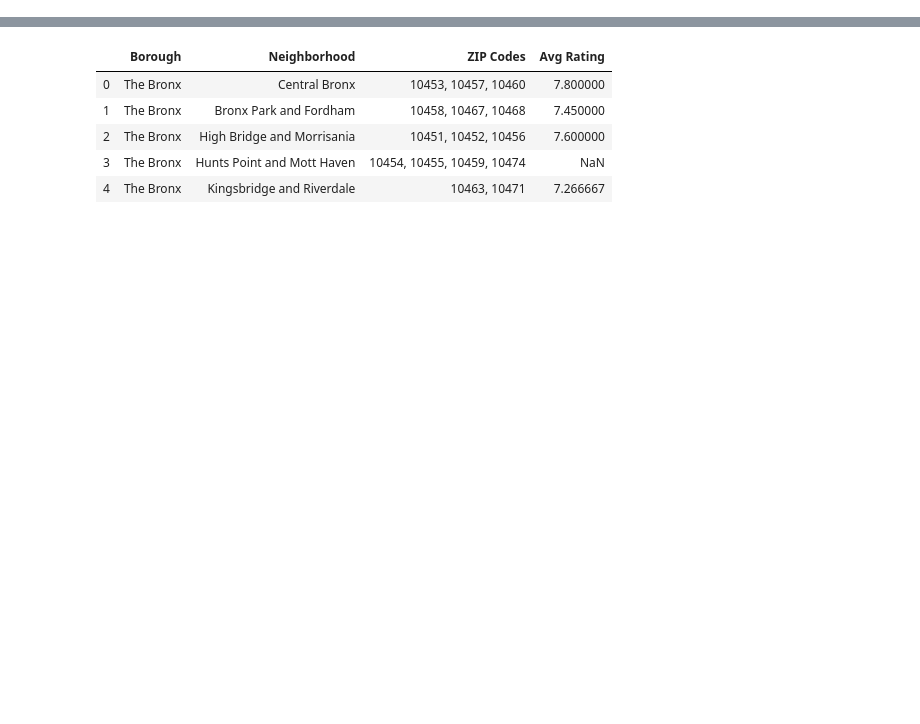
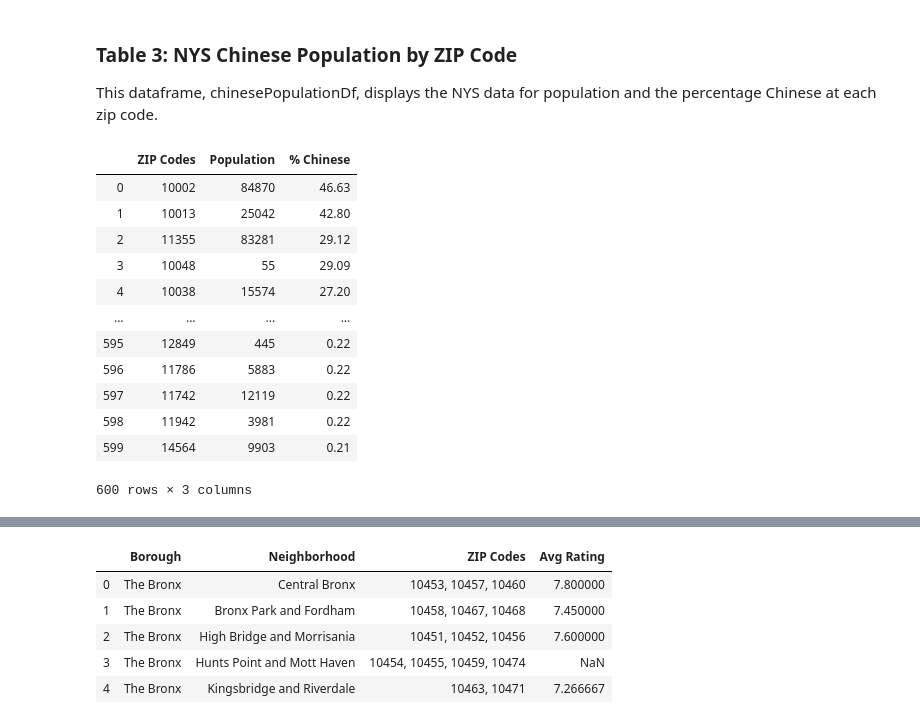
Before and after one commit to tlwang179/battle-of-the-neighbors, a Jupyter notebook: NYC_demographic_venue_ratings.ipynb, the cells around one changed output, grey strips where cells are left out. Drawn from its saved outputs; the diff is of its cells as text; code cells hidden in the pictures; blank space fills up the shorter version.

```diff
--- a/NYC_demographic_venue_ratings.ipynb
+++ b/NYC_demographic_venue_ratings.ipynb
@@ -146,0 +152,57 @@ neighborhood.head()
+# %% [markdown]
+### Table 3: NYS Chinese Population by ZIP Code
+This dataframe, chinesePopulationDf, displays the NYS data for population and the percentage Chinese at each zip code.
+# %%
+chinesePopulationDict={}
+chinesePopulationDict['ZIP Codes']=[]
+chinesePopulationDict['Population']=[]
+chinesePopulationDict['% Chinese']=[]
+
+
+pages=["",".2",".3",".4",".5",".6"]
+for page in pages:
+
+    website='http://zipatlas.com/us/ny/zip-code-comparison/percentage-chinese-population{}.htm'.format(page)
+    file=urllib.request.urlopen(website);
+    htmlContent=file.read().decode('utf8')
+    file.close()
+
+    # find the table
+    soup=BeautifulSoup(htmlContent,'html.parser')
+    tables=soup.find_all('table')
+    innerTables=tables[4].find_all('table')
+    tables=innerTables[5]
+    innerTables=tables.find_all('table')
+    table=innerTables[1]
+
+    # store values
+    values=table.findAll('td');
+    for i in range(8,len(values)): # row pattern    8,11,12,15,18,19,...
+        if(i%7==1):
+            chinesePopulationDict['ZIP Codes'].append(values[i].text)
+            chinesePopulationDict['Population'].append(values[i+3].text)
+            chinesePopulationDict['% Chinese'].append(values[i+4].text)
+
+# transform into df
+chinesePopulationDf=pd.DataFrame(chinesePopulationDict,columns=list(chinesePopulationDict))
+
+# modify data types
+chinesePopulationDf['ZIP Codes']=chinesePopulationDf['ZIP Codes'].astype(int)
+chinesePopulationDf['Population']=chinesePopulationDf['Population'].replace('[\$,]', '', regex=True).astype(int)
+chinesePopulationDf['% Chinese']=chinesePopulationDf['% Chinese'].replace('[,%]', '', regex=True).astype(float)
+
+chinesePopulationDf
+# %% [output]
+|  | ZIP Codes | Population | % Chinese |
+| 0 | 10002 | 84870 | 46.63 |
+| 1 | 10013 | 25042 | 42.80 |
+| 2 | 11355 | 83281 | 29.12 |
+| 3 | 10048 | 55 | 29.09 |
+| 4 | 10038 | 15574 | 27.20 |
+| ... | ... | ... | ... |
+| 595 | 12849 | 445 | 0.22 |
+| 596 | 11786 | 5883 | 0.22 |
+| 597 | 11742 | 12119 | 0.22 |
+| 598 | 11942 | 3981 | 0.22 |
+| 599 | 14564 | 9903 | 0.21 |
+600 rows × 3 columns
```
Also changed, not shown: parts of 37 cells of this notebook.
